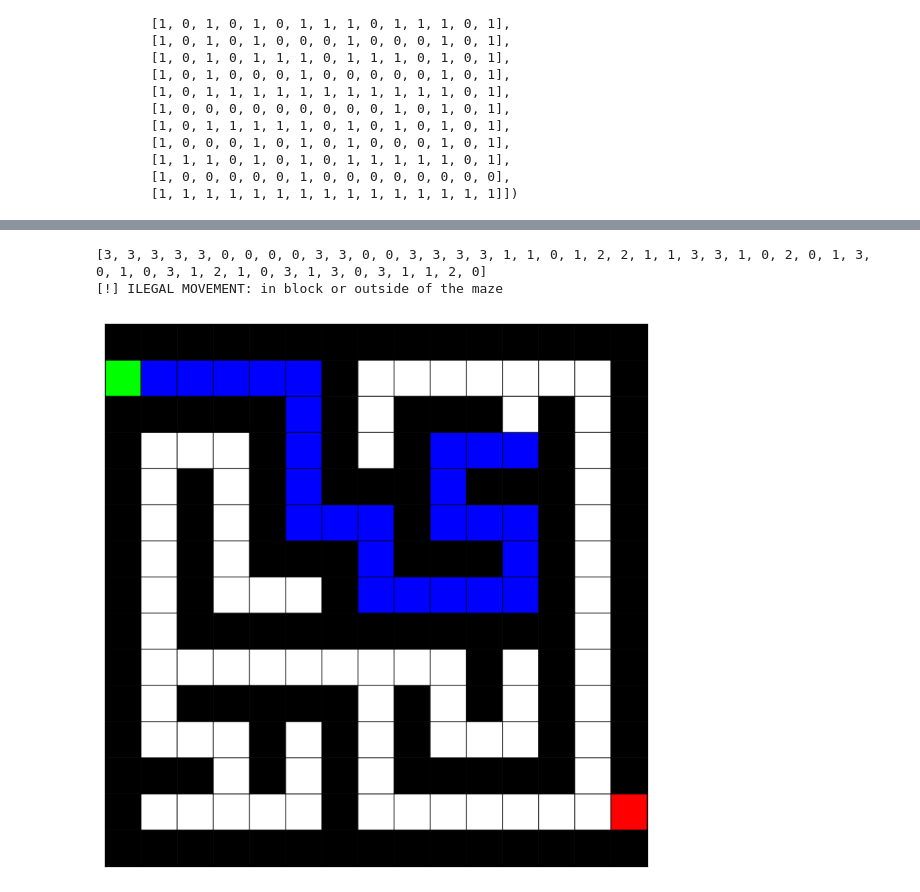
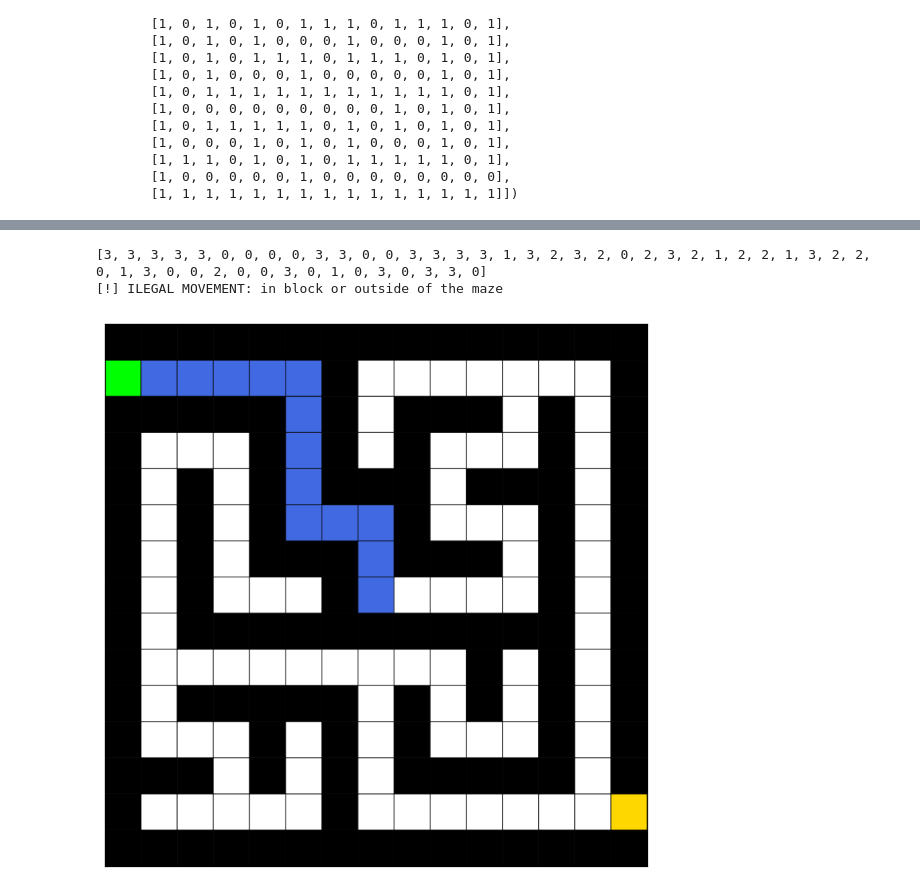
Before and after one commit to j4vierb/mos-labs, a Jupyter notebook: labs/lab6/entrega.ipynb, the cells around one changed output, grey strips where cells are left out. Cells and saved outputs as stored; diff of their text form; code cells hidden in the pictures.

```diff
--- a/labs/lab6/entrega.ipynb
+++ b/labs/lab6/entrega.ipynb
@@ -291,24 +257,27 @@ def evolve2(population, maze, start, end):
 # %%
-N = 10_000
+N = 200
 elitism = 0.02
 k = math.ceil(N * elitism)
 length = 50
 origin = (1, 0)
 goal = (13, 14)
-mutation_rate = 0.25
+mutation_rate = 0.3
+
+base_population = []
+last_population = []
 
 population = generate_population(N, length)
 print(f"best fitness for the initial population {get_10_best_fitnesses(population, maze, origin, goal)[0]}")
 
 generation = 1
-max_gens = 200
+max_gens = 300
 best_solution = []
 while generation <= max_gens:
     population = evolve2(population, maze, origin, goal)
     if generation % 25 == 0:
-        print(f"Epoch {generation}")
+        print(f"#### Epoch {generation} ####")
         best, pop = get_10_best_fitnesses(population, maze, origin, goal)
         best_solution = pop[0]
-        print(f"5 best fitness {best}")
+        print(f"5 best fitness {list(map(lambda x: round(x, 2), best))}")
     generation += 1
 # %% [output]
@@ -341,7 +310,7 @@ def display_maze_with_path(maze, individual, start, end):
       end (tuple, optional): Coordenadas de fin (fila, col). Usado para marcar el punto final. Por defecto None.
       title_suffix (str, optional): Sufijo para añadir al título del gráfico.
   """
-  cmap = ListedColormap(['white', 'black', 'blue', 'lime', 'red'])
+  cmap = ListedColormap(['white', 'black', 'royalblue', 'lime', 'gold'])
   maze_display = maze.copy().astype(float) # Usar float permite marcadores no enteros si fuera necesario
 
   path_coords = []
@@ -376,32 +345,32 @@ def display_maze_with_path(maze, individual, start, end):
         if end is not None and (current_row, current_col) == end:
             print("[!] ILEGAL MOVEMENT: end reached")
             break
             #return
 
   path_cells_to_mark = [p for p in path_coords if p != start and p != end]
   for r, c in path_cells_to_mark:
       maze_display[r, c] = 2 # 2 representa el camino de la solución (azul)
 
   # Marcar el inicio con el valor 3 (verde lima)
   if start is not None and 0 <= start[0] < rows and 0 <= start[1] < cols:
       maze_display[start[0], start[1]] = 3
 
   # Marcar el fin con el valor 4 (rojo)
   if end is not None and 0 <= end[0] < rows and 0 <= end[1] < cols:
       maze_display[end[0], end[1]] = 4
 
   plt.figure(figsize=(8, 8))
   norm = plt.cm.colors.BoundaryNorm(np.arange(-0.5, 5.5, 1), cmap.N)
   plt.pcolor(maze_display[::-1], cmap=cmap, edgecolors='k', linewidths=0.5, norm=norm)
 
   plt.gca().set_aspect('equal')
   plt.xticks([])
   plt.yticks([])
   plt.show()
 
 print(best_solution)
 display_maze_with_path(maze, pop[4], origin, goal)
 # %% [output]
-[3, 3, 3, 3, 3, 0, 0, 0, 0, 3, 3, 0, 0, 3, 3, 3, 3, 1, 1, 0, 1, 2, 2, 1, 1, 3, 3, 1, 0, 2, 0, 1, 3, 0, 1, 0, 3, 1, 2, 1, 0, 3, 1, 3, 0, 3, 1, 1, 2, 0]
+[3, 3, 3, 3, 3, 0, 0, 0, 0, 3, 3, 0, 0, 3, 3, 3, 3, 1, 3, 2, 3, 2, 0, 2, 3, 2, 1, 2, 2, 1, 3, 2, 2, 0, 1, 3, 0, 0, 2, 0, 0, 3, 0, 1, 0, 3, 0, 3, 3, 0]
 [!] ILEGAL MOVEMENT: in block or outside of the maze
-[figure, old version]
+[figure, new version]
```
Also changed, not shown: parts of 9 cells of this notebook.
